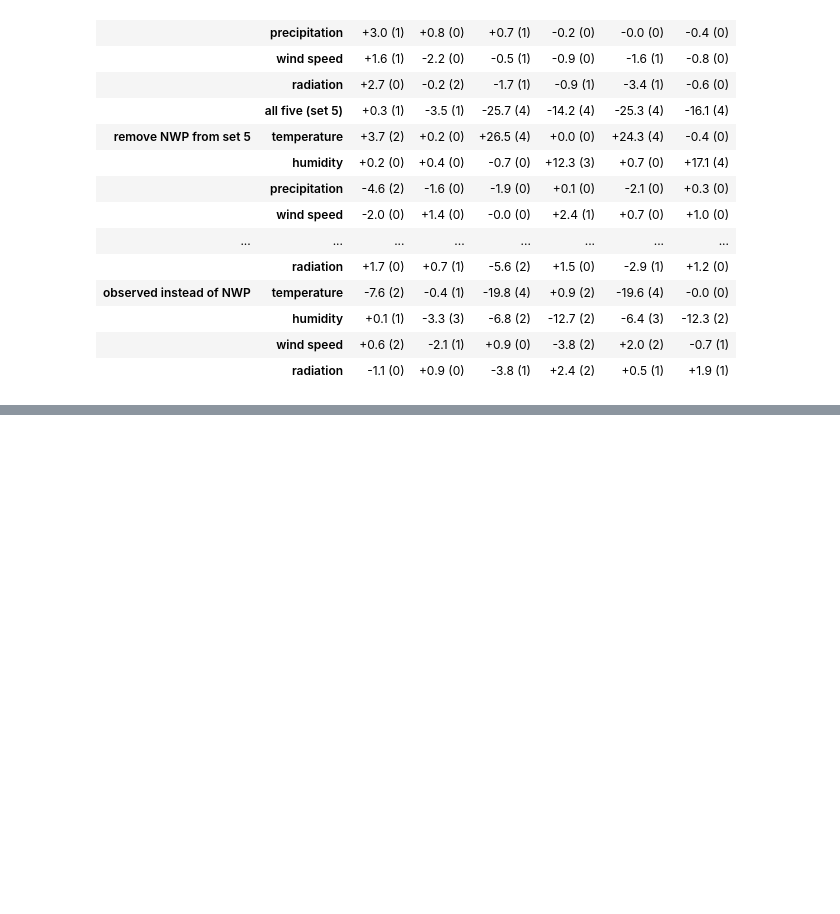
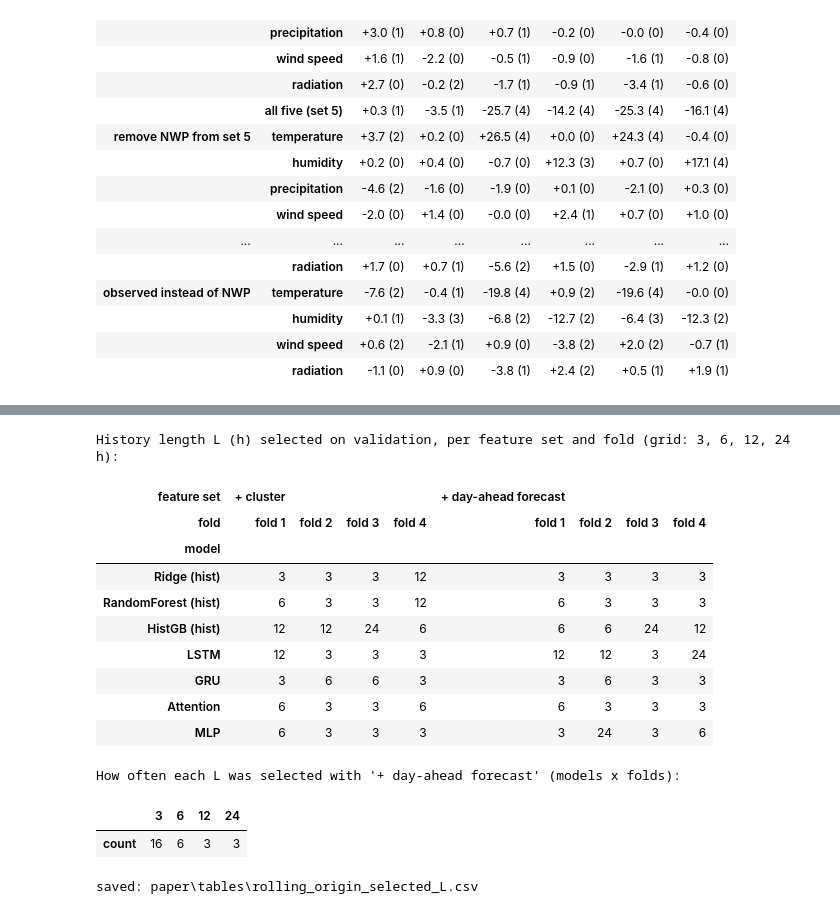
Before and after one commit to yuye188/Osiris-Greenhouse-UMU, a Jupyter notebook: 02b. rolling origin.ipynb, the cells around one changed output, grey strips where cells are left out. Cells and saved outputs as stored; diff of their text form; code cells hidden in the pictures; blank space fills up the shorter version.

```diff
--- a/02b. rolling origin.ipynb
+++ b/02b. rolling origin.ipynb
@@ -1293,0 +1751,33 @@ Same summary for the 4 tabular models (2b.9b):
+# %%
+# ---- 2b.13 — History length L selected on validation, per model and fold ----
+# Needs 2b.2 (RO). The current-hour versions use L = 1, so only the history versions are listed.
+HIST_MODELS = [m for m in fu.MODEL_ORDER
+               if not m.endswith("(t only)") and (m in fu.NEURAL_ARCHS or m.endswith("(hist)"))]
+L_SEL = pd.DataFrame({(fs, fn): {m: int(RO[fn]["params"][(m, fs)]["lookback"]) for m in HIST_MODELS}
+                      for fs in RO_FEATURE_SETS for fn in FOLDS})
+L_SEL.columns.names = ["feature set", "fold"]
+L_SEL.index.name = "model"
+L_SEL.to_csv(os.path.join("paper", "tables", "rolling_origin_selected_L.csv"))
+print("History length L (h) selected on validation, per feature set and fold (grid: "
+      f"{', '.join(str(l) for l in BUDGET.lookback_grid)} h):")
+display(L_SEL)
+
+print(f"How often each L was selected with '{FS_MAIN}' (models x folds):")
+display(L_SEL[FS_MAIN].stack().value_counts().sort_index().rename("count").to_frame().T)
+print("saved:", os.path.join("paper", "tables", "rolling_origin_selected_L.csv"))
+# %% [output]
+History length L (h) selected on validation, per feature set and fold (grid: 3, 6, 12, 24 h):
+| feature set | + cluster |  |  |  | + day-ahead forecast |  |  |  |
+| fold | fold 1 | fold 2 | fold 3 | fold 4 | fold 1 | fold 2 | fold 3 | fold 4 |
+| model |  |  |  |  |  |  |  |  |
+| Ridge (hist) | 3 | 3 | 3 | 12 | 3 | 3 | 3 | 3 |
+| RandomForest (hist) | 6 | 3 | 3 | 12 | 6 | 3 | 3 | 3 |
+| HistGB (hist) | 12 | 12 | 24 | 6 | 6 | 6 | 24 | 12 |
+| LSTM | 12 | 3 | 3 | 3 | 12 | 12 | 3 | 24 |
+| GRU | 3 | 6 | 6 | 3 | 3 | 6 | 3 | 3 |
+| Attention | 6 | 3 | 3 | 6 | 6 | 3 | 3 | 3 |
+| MLP | 6 | 3 | 3 | 3 | 3 | 24 | 3 | 6 |
+How often each L was selected with '+ day-ahead forecast' (models x folds):
+|  | 3 | 6 | 12 | 24 |
+| count | 16 | 6 | 3 | 3 |
+saved: paper\tables\rolling_origin_selected_L.csv
```
Also changed, not shown: parts of 7 cells of this notebook, 27 other files.
